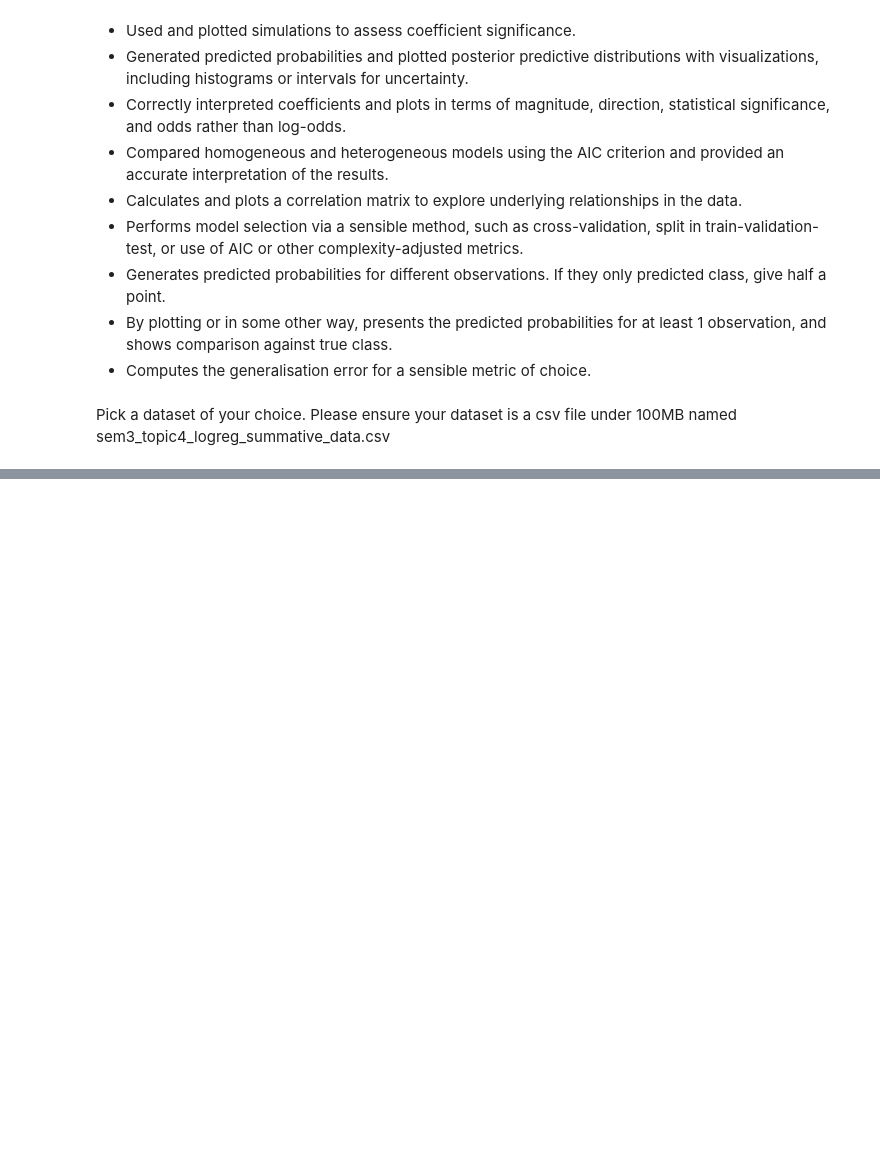
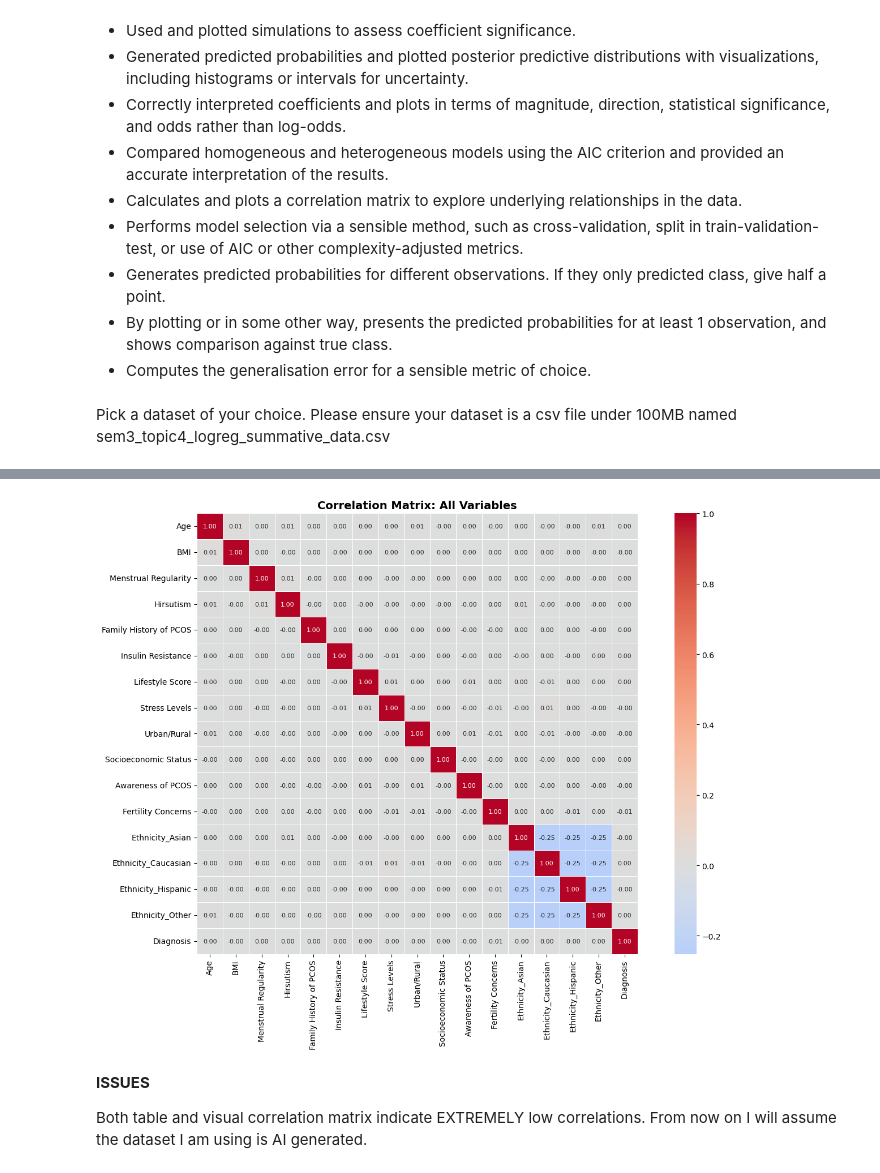
Before and after one commit to marfakozeletsUvA/sem3_projects, a Jupyter notebook: summative4/sem3_topic4_logreg_summative.ipynb, the cells around one changed output, grey strips where cells are left out. Saved outputs shown, nothing was run; the diff lists cells and outputs as text; code cells hidden in the pictures; blank space fills up the shorter version.

```diff
--- a/summative4/sem3_topic4_logreg_summative.ipynb
+++ b/summative4/sem3_topic4_logreg_summative.ipynb
@@ -38,0 +306,12 @@ custom_df = pd.read_csv(custom_data_path)
+# %%
+X_train, X_test, y_train, y_test = train_test_split(
+    X,
+    y,
+    test_size=0.2,       #20% test size
+    random_state=42,     #common random state for reproducibility
+    stratify=y           #same proportions for each class in train/test (keeps the same pcos yes/no ratio)
+)
+
+print(f"\nSplit complete!")
+print(f"  Training set: {X_train.shape[0]:,} samples")
+print(f"  Test set:     {X_test.shape[0]:,} samples")
@@ -38,0 +404,6 @@ custom_df = pd.read_csv(custom_data_path)
+# %%
+correlation_matrix = train_data.corr()
+
+#table
+print("\nCorrelation values (rounded to 2 decimal places):")
+print(correlation_matrix.round(2))
@@ -38,0 +428,25 @@ custom_df = pd.read_csv(custom_data_path)
+# %%
+# Visualise as a heatmap
+plt.figure(figsize=(14, 10))
+
+sns.heatmap(
+    correlation_matrix,
+    annot=True,          # Show numbers in cells
+    fmt='.2f',           # 2 decimal places
+    cmap='coolwarm',     # Blue = negative, Red = positive
+    center=0,            # White at 0
+    square=True,         # Square cells
+    linewidths=0.5,      # Lines between cells
+    annot_kws={'size': 8}  # Font size for numbers
+)
+
+plt.title('Correlation Matrix: All Variables', fontsize=14, fontweight='bold')
+plt.tight_layout()
+plt.show()
+# %% [output]
+[figure, added]
+# %% [markdown]
+**ISSUES**
+
+
+Both table and visual correlation matrix indicate EXTREMELY low correlations. From now on I will assume the dataset I am using is AI generated.
```
Also changed, not shown: parts of 57 cells of this notebook, 4 other files.
